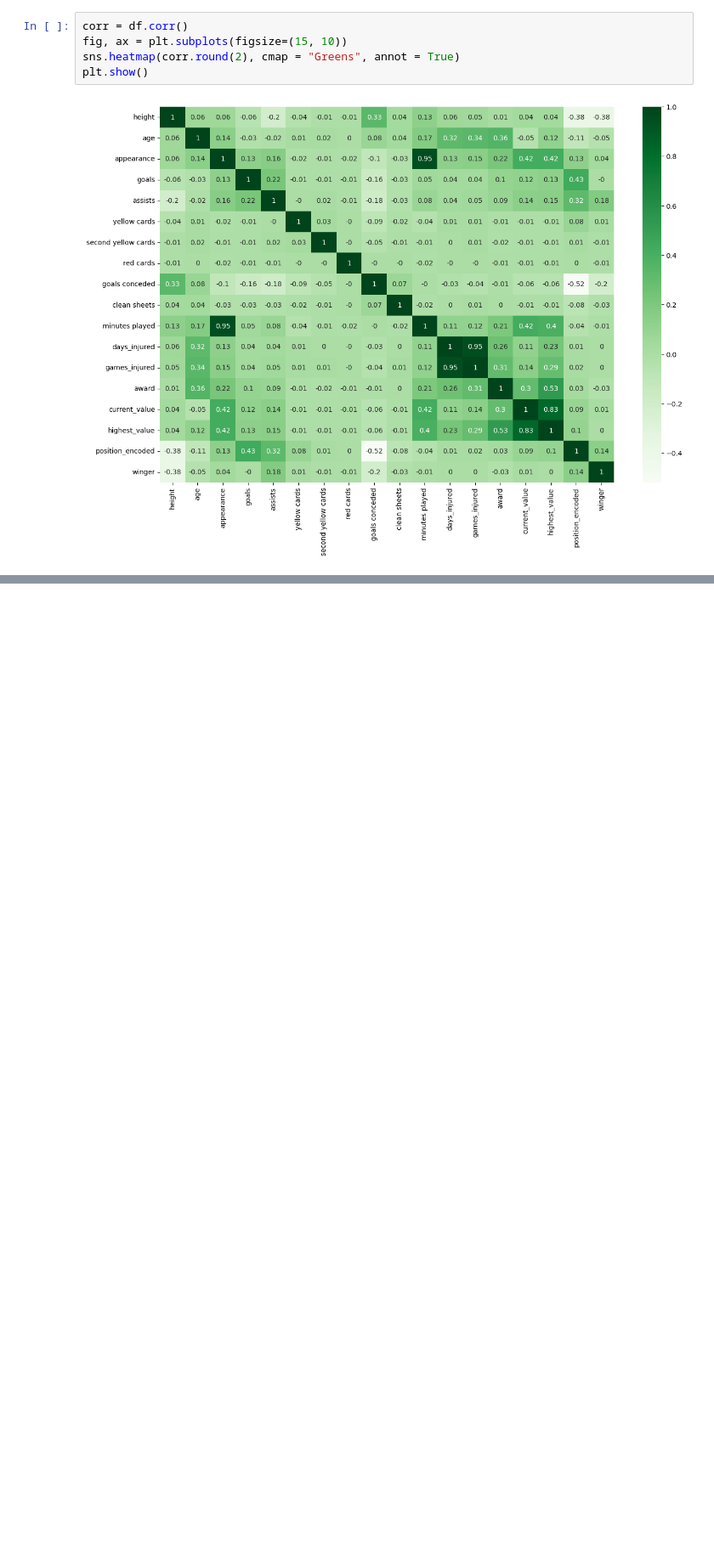
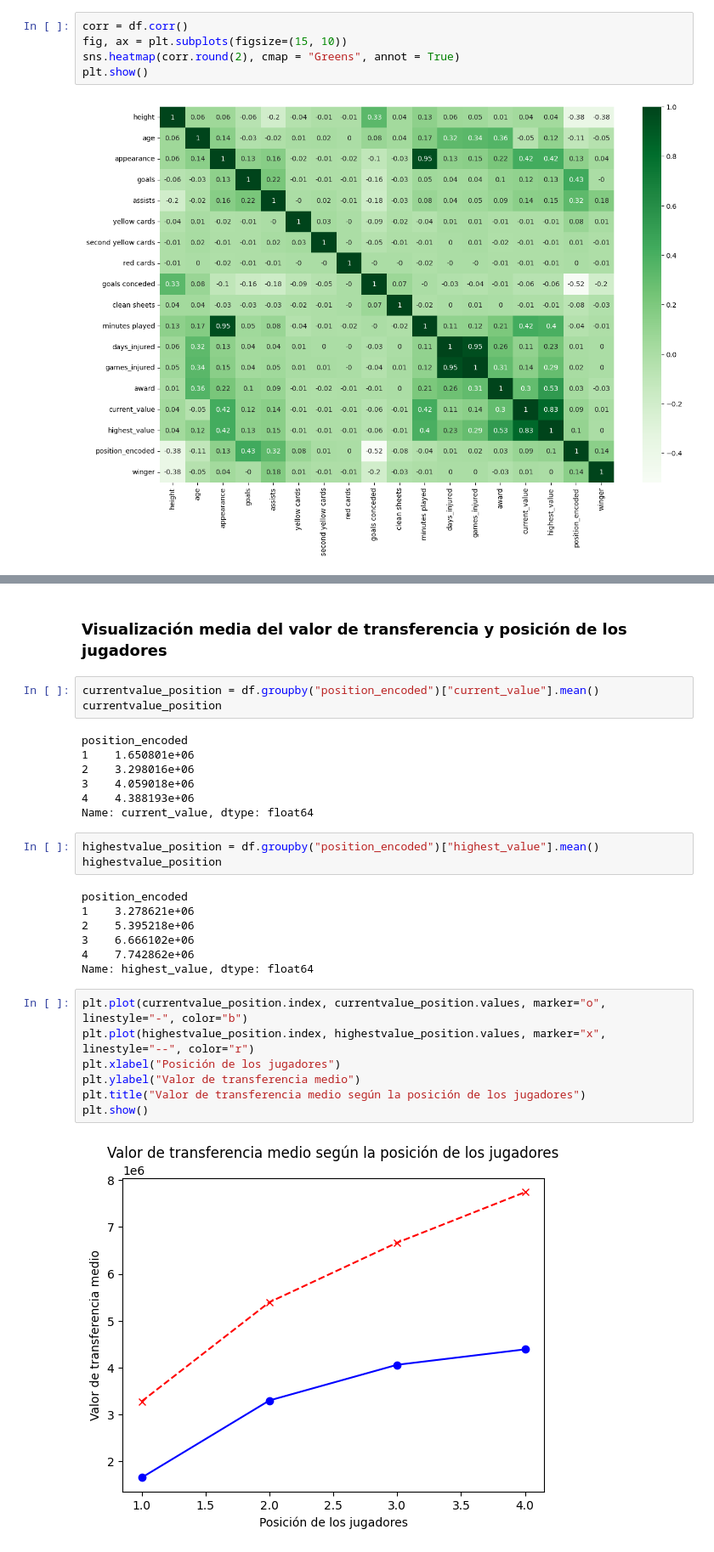
Before and after one commit to matvid/Proyecto-2, a Jupyter notebook: Proyecto_2_Football_Players'_Transfer_Fee_Prediction_Dataset.ipynb, the cells around one changed output, grey strips where cells are left out. Shown at 85% size. Cells and saved outputs as stored; diff of their text form; blank space fills up the shorter version.

```diff
--- a/Proyecto_2_Football_Players'_Transfer_Fee_Prediction_Dataset.ipynb
+++ b/Proyecto_2_Football_Players'_Transfer_Fee_Prediction_Dataset.ipynb
@@ -707,0 +769,31 @@ plt.show()
+# %% [markdown]
+### **Visualización media del valor de transferencia y posición de los jugadores**
+# %%
+currentvalue_position = df.groupby("position_encoded")["current_value"].mean()
+currentvalue_position
+# %% [output]
+position_encoded
+1    1.650801e+06
+2    3.298016e+06
+3    4.059018e+06
+4    4.388193e+06
+Name: current_value, dtype: float64
+# %%
+highestvalue_position = df.groupby("position_encoded")["highest_value"].mean()
+highestvalue_position
+# %% [output]
+position_encoded
+1    3.278621e+06
+2    5.395218e+06
+3    6.666102e+06
+4    7.742862e+06
+Name: highest_value, dtype: float64
+# %%
+plt.plot(currentvalue_position.index, currentvalue_position.values, marker="o", linestyle="-", color="b")
+plt.plot(highestvalue_position.index, highestvalue_position.values, marker="x", linestyle="--", color="r")
+plt.xlabel("Posición de los jugadores")
+plt.ylabel("Valor de transferencia medio")
+plt.title("Valor de transferencia medio según la posición de los jugadores")
+plt.show()
+# %% [output]
+[figure, added]
```
Also changed, not shown: parts of 119 cells of this notebook.
